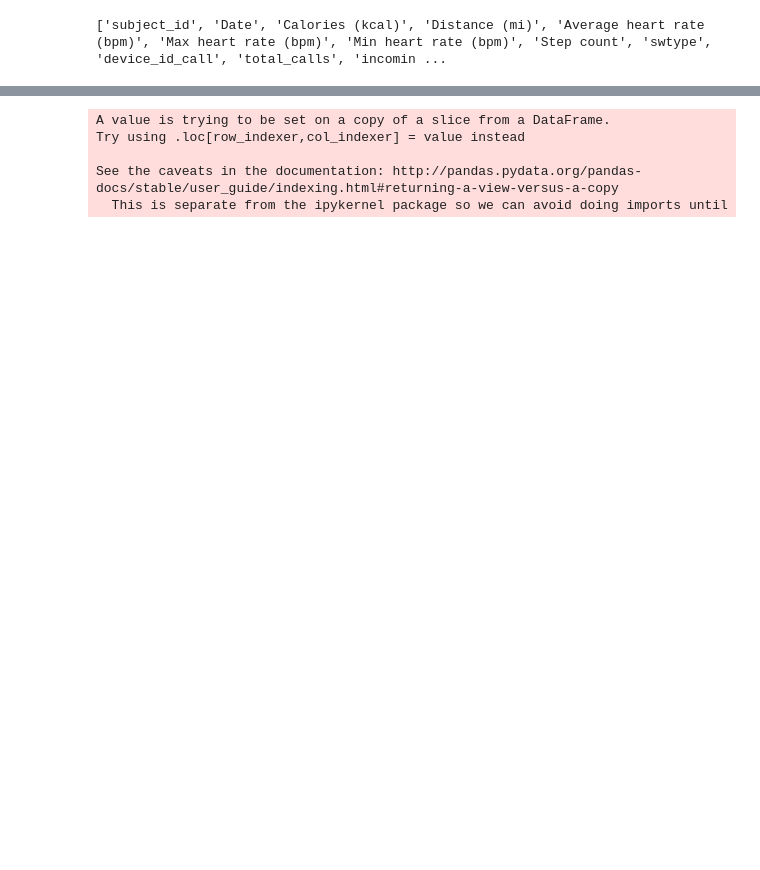
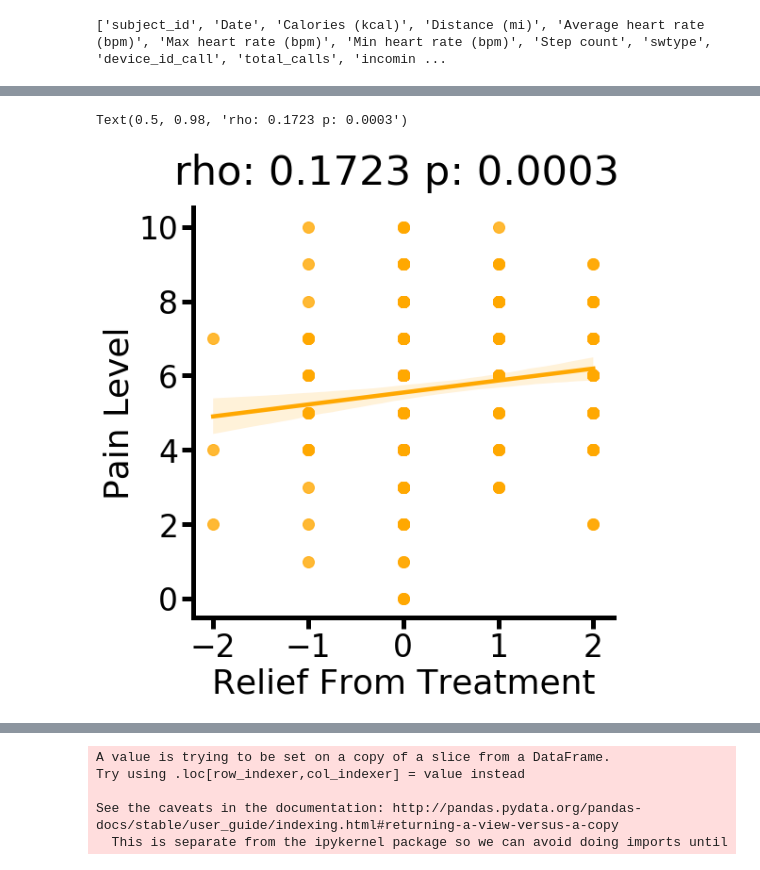
Before and after one commit to akre96/DGC_Migraine_Study, a Jupyter notebook: dep_screening_validate.ipynb, the cells around one changed output, grey strips where cells are left out. Drawn from its saved outputs; the diff is of its cells as text; code cells hidden in the pictures; blank space fills up the shorter version.

```diff
--- a/dep_screening_validate.ipynb
+++ b/dep_screening_validate.ipynb
@@ -50 +74,9 @@ migraine_treat_relief_num
 Name: Date, dtype: int64
+# %%
+pain_melt = rd.melt_occurrances('mbrep_pain_level', data)
+relief_melt = rd.melt_occurrances('mbrep_relief', data)
+
+pain_relief = pain_melt.merge(relief_melt, how='left')
+pain_relief['relief_stripped'] = pain_relief['mbrep_relief'].str.split('-').str[0].str.strip().str.lower()
+pain_relief['migraine_treat_relief_num'] = pain_relief['relief_stripped'].map(relief_val_dict)
+pain_relief.dropna().describe()
@@ -50,0 +93,29 @@ Name: Date, dtype: int64
+# %%
+import scipy.stats as stats
+fig, ax = plt.subplots(figsize=(8,8))
+sns.set_context(
+    'poster',
+    font_scale=1.5,
+    rc={
+        'axes.linewidth': 5,
+        'xtick.major.width': 5,
+        'ytick.major.width': 5,
+    }
+)
+no_na_rol = pain_relief[['mbrep_pain_level', 'migraine_treat_relief_num']].dropna()
+r, p = stats.spearmanr(no_na_rol['mbrep_pain_level'], no_na_rol['migraine_treat_relief_num'])
+sns.regplot(
+    data=no_na_rol,
+    y='mbrep_pain_level',
+    x='migraine_treat_relief_num',
+    ax=ax,
+    color=palette['mbrep_pain_level_1']
+)
+sns.despine()
+ax.set_xlabel('Relief From Treatment') # (10 Day Rolling Average Before Score)
+ax.set_ylabel('Pain Level')
+ax.set_xticks([-2, -1, 0, 1, 2])
+plt.suptitle('rho: ' + str(round(r,4)) + ' p: ' + str(round(p,4)))
+# %% [output]
+Text(0.5, 0.98, 'rho: 0.1723 p: 0.0003')
+[figure, added]
```
Also changed, not shown: parts of 16 cells of this notebook, 13 other files.
